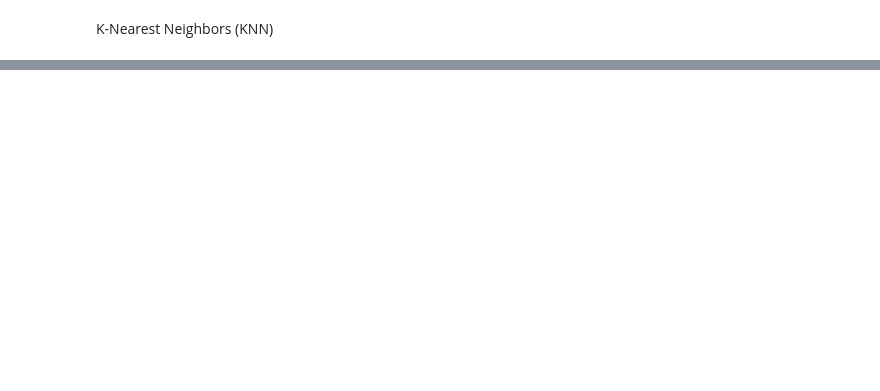
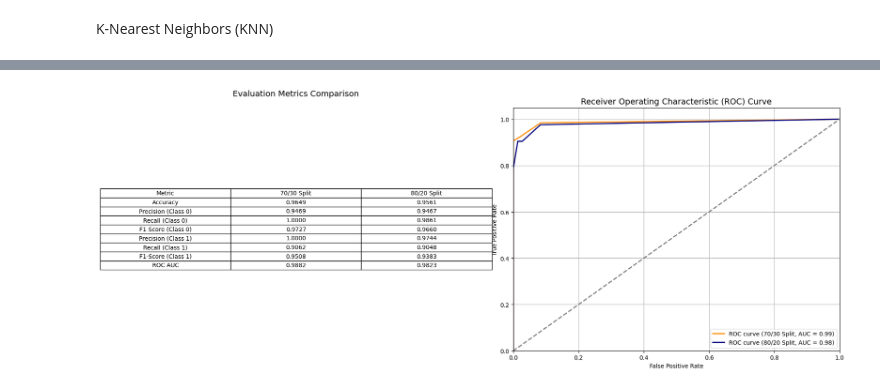
Before and after one commit to shivampatle2004/Machine-Learning-, a Jupyter notebook: K_Nearest_Neighbors_(KNN)_shivam_cs23186.ipynb, the cells around one changed output, grey strips where cells are left out. Saved outputs shown, nothing was run; the diff lists cells and outputs as text; code cells hidden in the pictures; blank space fills up the shorter version.

Commit message:
accurcy percision recall f1 and roc

```diff
--- a/K_Nearest_Neighbors_(KNN)_shivam_cs23186.ipynb
+++ b/K_Nearest_Neighbors_(KNN)_shivam_cs23186.ipynb
@@ -414,0 +120,9 @@ print(confusion_matrix_80_20)
+# %%
+# Define K (number of neighbors)
+K = 5
+
+# Run experiment with 70/30 split (test_size=0.3)
+results_70_30 = run_knn_experiment(X, y_encoded, k_value=K, test_size_ratio=0.3)
+
+# Run experiment with 80/20 split (test_size=0.2)
+results_80_20 = run_knn_experiment(X, y_encoded, k_value=K, test_size_ratio=0.2)
@@ -414,0 +150,81 @@ print(confusion_matrix_80_20)
+# %%
+import matplotlib.pyplot as plt
+import pandas as pd
+import io
+from PIL import Image
+import numpy as np # Import numpy
+
+# Prepare data for the comparison table
+data = {
+    'Metric': ['Accuracy', 'Precision (Class 0)', 'Recall (Class 0)', 'F1-Score (Class 0)',
+               'Precision (Class 1)', 'Recall (Class 1)', 'F1-Score (Class 1)', 'ROC AUC'],
+    '70/30 Split': [
+        results_70_30['accuracy'],
+        results_70_30['classification_report']['0']['precision'],
+        results_70_30['classification_report']['0']['recall'],
+        results_70_30['classification_report']['0']['f1-score'],
+        results_70_30['classification_report']['1']['precision'],
+        results_70_30['classification_report']['1']['recall'],
+        results_70_30['classification_report']['1']['f1-score'],
+        results_70_30['roc_auc']
+    ],
+    '80/20 Split': [
+        results_80_20['accuracy'],
+        results_80_20['classification_report']['0']['precision'],
+        results_80_20['classification_report']['0']['recall'],
+        results_80_20['classification_report']['0']['f1-score'],
+        results_80_20['classification_report']['1']['precision'],
+        results_80_20['classification_report']['1']['recall'],
+        results_80_20['classification_report']['1']['f1-score'],
+        results_80_20['roc_auc']
+    ]
+}
+
+df_comparison = pd.DataFrame(data)
+
+# Create a new list of lists for cellText, applying rounding to numbers
+cell_text_data = []
+for index, row in df_comparison.iterrows():
+    row_formatted = []
+    for col_name in df_comparison.columns:
+        value = row[col_name]
+        if isinstance(value, (float, np.number)): # Check if value is numeric
+            row_formatted.append(f"{value:.4f}") # Format numerical values to 4 decimal places
+        else:
+            row_formatted.append(str(value)) # Convert other types (like strings) to string
+    cell_text_data.append(row_formatted)
+
+# Create a figure with two subplots
+fig, axes = plt.subplots(1, 2, figsize=(18, 7))
+
+# Subplot 1: Table
+# Hide axes
+axes[0].axis('off')
+axes[0].axis('tight')
+
+# Create table and add to subplot
+table = axes[0].table(cellText=cell_text_data, # Use the manually formatted list of lists
+                      colLabels=df_comparison.columns,
+                      loc='center',
+                      cellLoc='center')
+table.auto_set_font_size(False)
+table.set_fontsize(10)
+table.scale(1.2, 1.2)
+axes[0].set_title('Evaluation Metrics Comparison', fontsize=14, pad=20)
+
+# Subplot 2: ROC Curves
+axes[1].plot(results_70_30['fpr'], results_70_30['tpr'], color='darkorange', lw=2, label=f'ROC curve (70/30 Split, AUC = {results_70_30["roc_auc"]:.2f})')
+axes[1].plot(results_80_20['fpr'], results_80_20['tpr'], color='navy', lw=2, label=f'ROC curve (80/20 Split, AUC = {results_80_20["roc_auc"]:.2f})')
+axes[1].plot([0, 1], [0, 1], color='gray', lw=2, linestyle='--')
+axes[1].set_xlim([0.0, 1.0])
+axes[1].set_ylim([0.0, 1.05])
+axes[1].set_xlabel('False Positive Rate')
+axes[1].set_ylabel('True Positive Rate')
+axes[1].set_title('Receiver Operating Characteristic (ROC) Curve', fontsize=14)
+axes[1].legend(loc='lower right')
+axes[1].grid(True)
+
+plt.tight_layout()
+plt.show()
+# %% [output]
+[figure, added]
```
Also changed, not shown: parts of 30 cells of this notebook.
